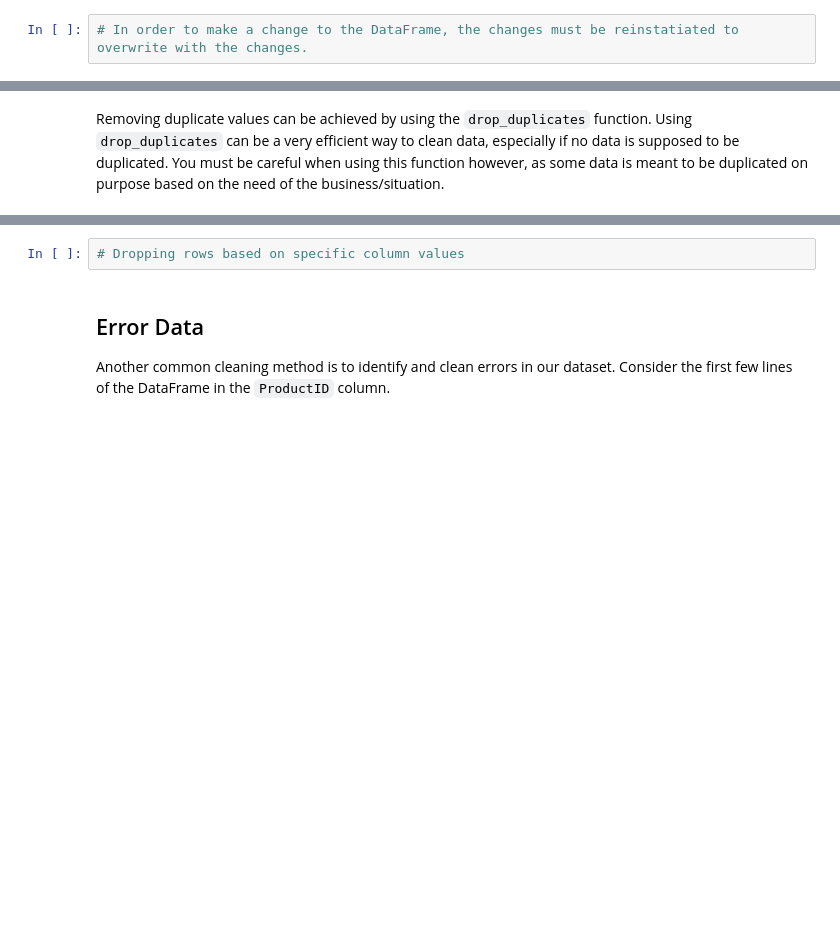
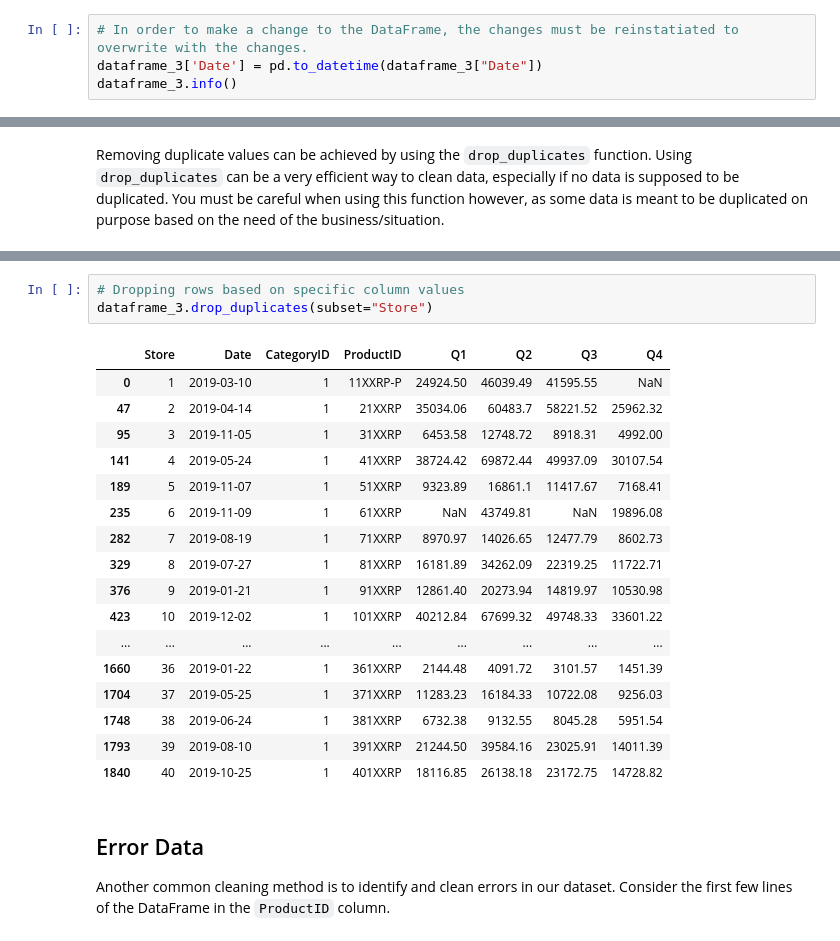
Before and after one commit to evolution-srs/python-and-git-practice, a Jupyter notebook: cfi-practical-data Science-for-data-analysts/python_fundamentals/C2 - Loading & Cleaning Data/1 - Start/3 - Cleaning Data.ipynb, the cells around one changed output, grey strips where cells are left out. Cells and saved outputs as stored; diff of their text form; blank space fills up the shorter version.

```diff
--- a/cfi-practical-data Science-for-data-analysts/python_fundamentals/C2 - Loading & Cleaning Data/1 - Start/3 - Cleaning Data.ipynb
+++ b/cfi-practical-data Science-for-data-analysts/python_fundamentals/C2 - Loading & Cleaning Data/1 - Start/3 - Cleaning Data.ipynb
@@ -34,2 +56,4 @@ We can first start by seeing that the `Date` column is an `object` type, whereas
 # %%
 # In order to make a change to the DataFrame, the changes must be reinstatiated to overwrite with the changes.
+dataframe_3['Date'] = pd.to_datetime(dataframe_3["Date"])
+dataframe_3.info()
@@ -82,5 +283,24 @@ Removing duplicate values can be achieved by using the `drop_duplicates` functio
 # %%
 # Dropping rows based on specific column values
+dataframe_3.drop_duplicates(subset="Store")
+# %% [output]
+|  | Store | Date | CategoryID | ProductID | Q1 | Q2 | Q3 | Q4 |
+| 0 | 1 | 2019-03-10 | 1 | 11XXRP-P | 24924.50 | 46039.49 | 41595.55 | NaN |
+| 47 | 2 | 2019-04-14 | 1 | 21XXRP | 35034.06 | 60483.7 | 58221.52 | 25962.32 |
+| 95 | 3 | 2019-11-05 | 1 | 31XXRP | 6453.58 | 12748.72 | 8918.31 | 4992.00 |
+| 141 | 4 | 2019-05-24 | 1 | 41XXRP | 38724.42 | 69872.44 | 49937.09 | 30107.54 |
+| 189 | 5 | 2019-11-07 | 1 | 51XXRP | 9323.89 | 16861.1 | 11417.67 | 7168.41 |
+| 235 | 6 | 2019-11-09 | 1 | 61XXRP | NaN | 43749.81 | NaN | 19896.08 |
+| 282 | 7 | 2019-08-19 | 1 | 71XXRP | 8970.97 | 14026.65 | 12477.79 | 8602.73 |
+| 329 | 8 | 2019-07-27 | 1 | 81XXRP | 16181.89 | 34262.09 | 22319.25 | 11722.71 |
+| 376 | 9 | 2019-01-21 | 1 | 91XXRP | 12861.40 | 20273.94 | 14819.97 | 10530.98 |
+| 423 | 10 | 2019-12-02 | 1 | 101XXRP | 40212.84 | 67699.32 | 49748.33 | 33601.22 |
+| ... | ... | ... | ... | ... | ... | ... | ... | ... |
+| 1660 | 36 | 2019-01-22 | 1 | 361XXRP | 2144.48 | 4091.72 | 3101.57 | 1451.39 |
+| 1704 | 37 | 2019-05-25 | 1 | 371XXRP | 11283.23 | 16184.33 | 10722.08 | 9256.03 |
+| 1748 | 38 | 2019-06-24 | 1 | 381XXRP | 6732.38 | 9132.55 | 8045.28 | 5951.54 |
+| 1793 | 39 | 2019-08-10 | 1 | 391XXRP | 21244.50 | 39584.16 | 23025.91 | 14011.39 |
+| 1840 | 40 | 2019-10-25 | 1 | 401XXRP | 18116.85 | 26138.18 | 23172.75 | 14728.82 |
 # %% [markdown]
 ## Error Data
 
```
Also changed, not shown: parts of 17 cells of this notebook, 1 other file.
